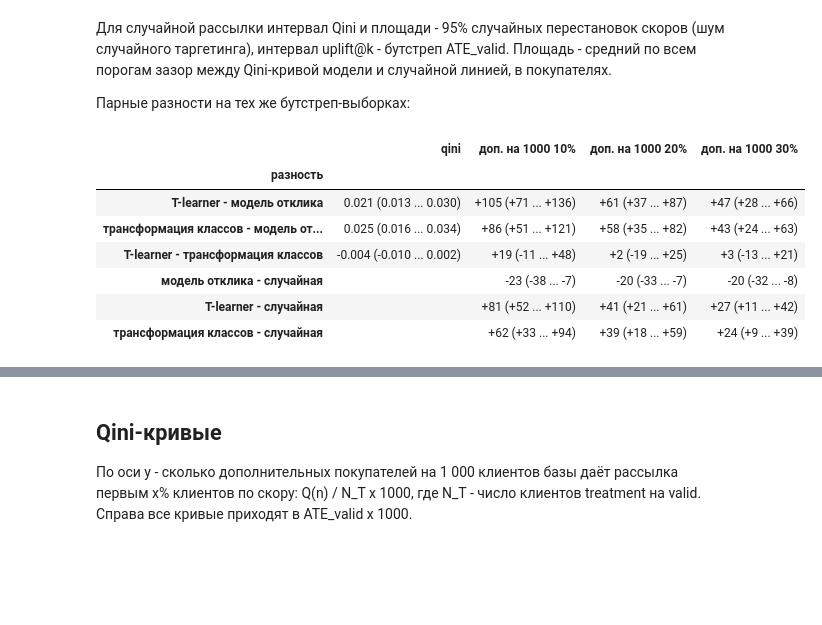
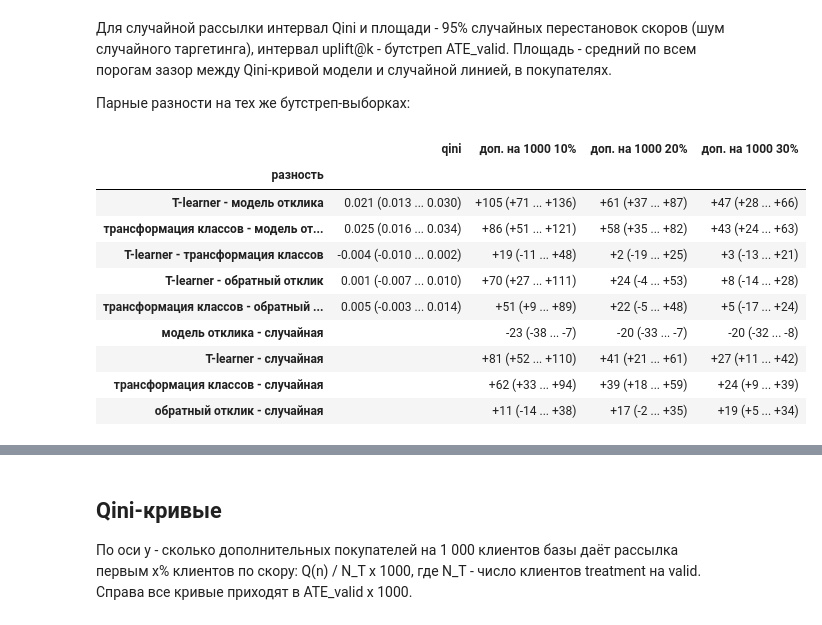
Before and after one commit to artyombelyaev/x5-uplift-modeling, a Jupyter notebook: notebooks/04_models.ipynb, the cells around one changed output, grey strips where cells are left out. Saved outputs shown, nothing was run; the diff lists cells and outputs as text; code cells hidden in the pictures; blank space fills up the shorter version.

Commit message:
Этап 4: бейзлайн «обратный отклик» на valid

```diff
--- a/notebooks/04_models.ipynb
+++ b/notebooks/04_models.ipynb
@@ -31,6 +35,8 @@ plots.setup()
 ART = models.ARTIFACTS
 MODELS = ["response", "t_learner", "class_transformation"]
 UPLIFT_MODELS = ["t_learner", "class_transformation"]
+# обратный отклик (-p_t) добавлен после valid, до test (docs/plan.md)
+SCORED = MODELS + ["inverse_response"]
 KS = (0.1, 0.2, 0.3)
 # %% [markdown]
 ## Подбор гиперпараметров
@@ -89,12 +95,13 @@ scores_all = pd.read_parquet(ART / "valid_scores.parquet")
 scores_all = scores_all.pivot_table(index=["client_id"], columns=["model", "seed"], values="score")
 scores_all = scores_all.loc[X_valid.index]
 scores = {m: scores_all[(m, config.SEED)].to_numpy() for m in MODELS}
+scores["inverse_response"] = -scores["response"]
 ate_valid = y[t == 1].mean() - y[t == 0].mean()
 print(f"valid: {len(y)} клиентов, treatment {int(t.sum())}, control {int((1 - t).sum())}, ATE_valid = {ate_valid * 100:.2f} п.п.")
 # %% [output]
 valid: 40008 клиентов, treatment 19996, control 20012, ATE_valid = 3.32 п.п.
 # %%
-point = pd.DataFrame({m: uplift.metrics(y, t, scores[m], KS) for m in MODELS}).T
+point = pd.DataFrame({m: uplift.metrics(y, t, scores[m], KS) for m in SCORED}).T
 boot = uplift.bootstrap(y, t, scores, n_boot=1000, seed=config.SEED, ks=KS)
 perm = uplift.permutation_baseline(y, t, n_perm=1000, seed=config.SEED, ks=KS)
 ate_boot = boot[boot.model == "ate"].set_index("rep").ate
@@ -105,7 +112,7 @@ def ci(s):
 
 
 rows = []
-for m in MODELS:
+for m in SCORED:
     b = boot[boot.model == m]
     row = {"модель": plots.MODEL_NAMES[m]}
     lo, hi = ci(b.qini)
@@ -145,38 +153,42 @@ table
 Парные разности на тех же бутстреп-выборках:
 # %%
 wide = boot[boot.model != "ate"].pivot(index="rep", columns="model")
-pairs = [("t_learner", "response"), ("class_transformation", "response"), ("t_learner", "class_transformation")]
+pairs = [("t_learner", "response"), ("class_transformation", "response"), ("t_learner", "class_transformation"),
+         ("t_learner", "inverse_response"), ("class_transformation", "inverse_response")]
 rows = []
 for a, b_ in pairs:
     row = {"разность": f"{plots.MODEL_NAMES[a]} - {plots.MODEL_NAMES[b_]}"}
     for metric in ["qini"] + [f"uplift@{k:.0%}" for k in KS]:
         d = wide[(metric, a)] - wide[(metric, b_)]
         lo, hi = ci(d)
         scale = 1 if metric == "qini" else 1000
         est = point.loc[a, metric] - point.loc[b_, metric]
         row[metric if metric == "qini" else f"доп. на 1000 {metric[7:]}"] = (
             f"{est * scale:.3f} ({lo * scale:.3f} ... {hi * scale:.3f})" if metric == "qini"
             else f"{est * scale:+.0f} ({lo * scale:+.0f} ... {hi * scale:+.0f})")
     rows.append(row)
-for m in MODELS:
+for m in SCORED:
     row = {"разность": f"{plots.MODEL_NAMES[m]} - случайная"}
     for k in KS:
         col = f"uplift@{k:.0%}"
         d = wide[(col, m)] - ate_boot.loc[wide.index]
         lo, hi = ci(d)
         est = point.loc[m, col] - ate_valid
         row[f"доп. на 1000 {col[7:]}"] = f"{est * 1000:+.0f} ({lo * 1000:+.0f} ... {hi * 1000:+.0f})"
     rows.append(row)
 pd.DataFrame(rows).set_index("разность").fillna("")
 # %% [output]
 |  | qini | доп. на 1000 10% | доп. на 1000 20% | доп. на 1000 30% |
 | разность |  |  |  |  |
 | T-learner - модель отклика | 0.021 (0.013 ... 0.030) | +105 (+71 ... +136) | +61 (+37 ... +87) | +47 (+28 ... +66) |
 | трансформация классов - модель от... | 0.025 (0.016 ... 0.034) | +86 (+51 ... +121) | +58 (+35 ... +82) | +43 (+24 ... +63) |
 | T-learner - трансформация классов | -0.004 (-0.010 ... 0.002) | +19 (-11 ... +48) | +2 (-19 ... +25) | +3 (-13 ... +21) |
+| T-learner - обратный отклик | 0.001 (-0.007 ... 0.010) | +70 (+27 ... +111) | +24 (-4 ... +53) | +8 (-14 ... +28) |
+| трансформация классов - обратный ... | 0.005 (-0.003 ... 0.014) | +51 (+9 ... +89) | +22 (-5 ... +48) | +5 (-17 ... +24) |
 | модель отклика - случайная |  | -23 (-38 ... -7) | -20 (-33 ... -7) | -20 (-32 ... -8) |
 | T-learner - случайная |  | +81 (+52 ... +110) | +41 (+21 ... +61) | +27 (+11 ... +42) |
 | трансформация классов - случайная |  | +62 (+33 ... +94) | +39 (+18 ... +59) | +24 (+9 ... +39) |
+| обратный отклик - случайная |  | +11 (-14 ... +38) | +17 (-2 ... +35) | +19 (+5 ... +34) |
 # %% [markdown]
 - Обе uplift-модели лучше случайной рассылки и модели отклика. Qini: трансформация классов 0,013 (0,006 ... 0,020),
   T-learner 0,009 (0,003 ... 0,016), у случайных перестановок 95% лежат от -0,007 до 0,006. Qini-коэффициент
```
Also changed, not shown: parts of 4 cells of this notebook, 2 other files.
